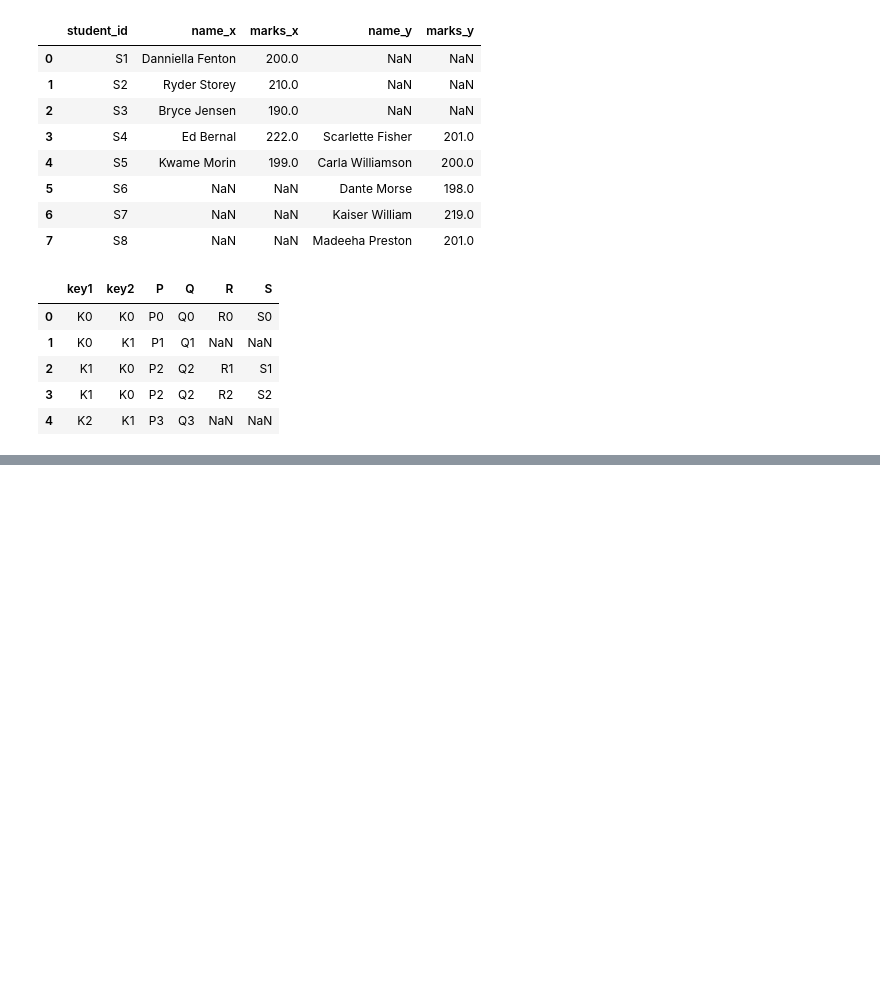
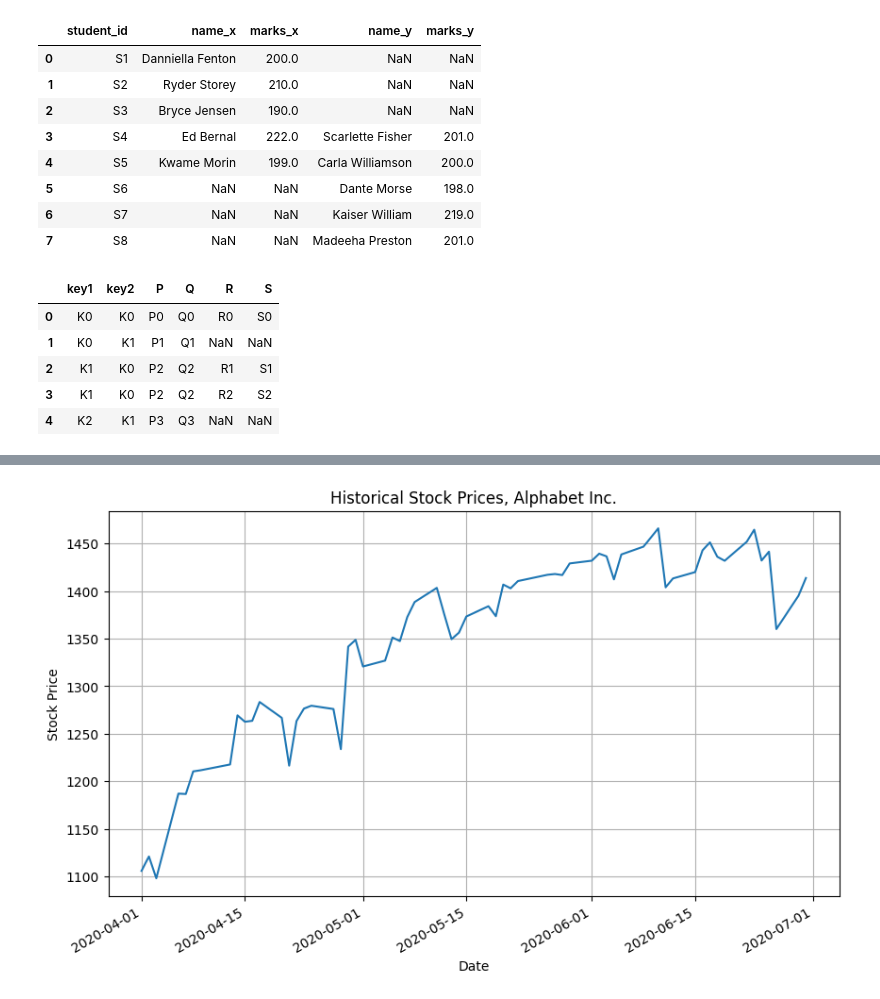
Before and after one commit to athulrj02/DA-Python, a Jupyter notebook: 20035410|Exercise_5_PandasMerge&Plotting.ipynb, the cells around one changed output, grey strips where cells are left out. Cells and saved outputs as stored; diff of their text form; code cells hidden in the pictures; blank space fills up the shorter version.

Commit message:
Exercise 5: PandasMerge&Plotting | Week 6 | 2

```diff
--- a/20035410|Exercise_5_PandasMerge&Plotting.ipynb
+++ b/20035410|Exercise_5_PandasMerge&Plotting.ipynb
@@ -103,3 +105,6 @@ left_join
 | 2 | K1 | K0 | P2 | Q2 | R1 | S1 |
 | 3 | K1 | K0 | P2 | Q2 | R2 | S2 |
 | 4 | K2 | K1 | P3 | Q3 | NaN | NaN |
+# %%
+df = pd.read_csv('alphabet_stock_data.csv')
+df
@@ -105,0 +125,16 @@ left_join
+# %%
+df['Date'] = pd.to_datetime(df['Date'])
+df.set_index('Date', inplace=True)
+# %%
+# 6. Write a Pandas program to create a line plot of the historical stock prices of Alphabet Inc. between two specific dates.
+startDate, endDate = '2020-04-01', '2020-06-30'
+
+plt.figure(figsize=(10, 6))
+df['Close'].loc[startDate:endDate].plot(kind='line')
+plt.title('Historical Stock Prices, Alphabet Inc.')
+plt.xlabel('Date')
+plt.ylabel('Stock Price')
+plt.grid(True)
+plt.show()
+# %% [output]
+[figure, added]
```
Also changed, not shown: parts of 6 cells of this notebook.
